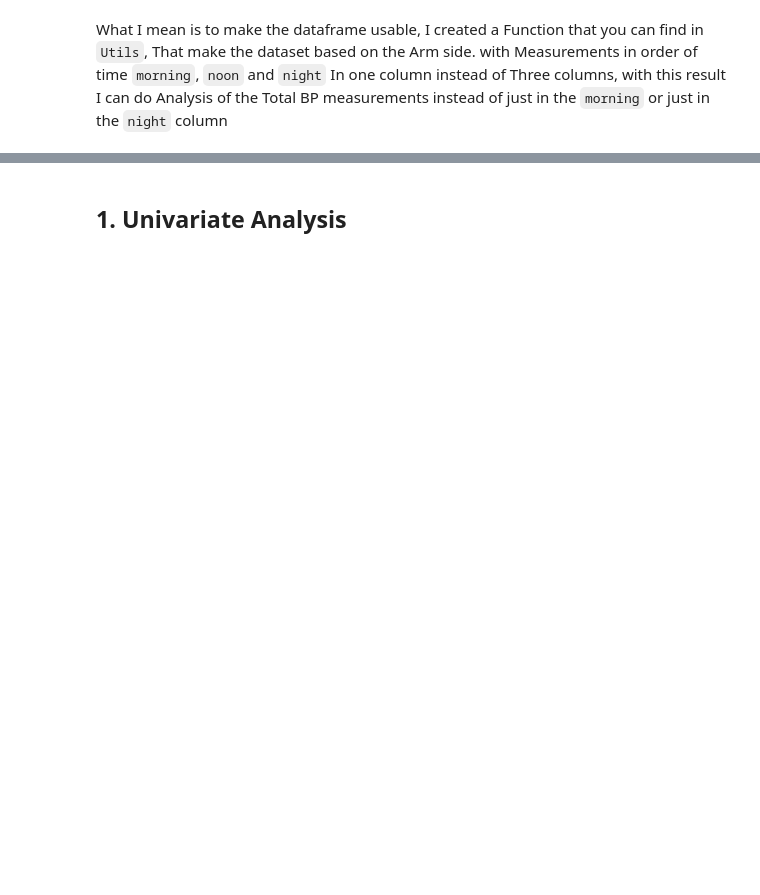
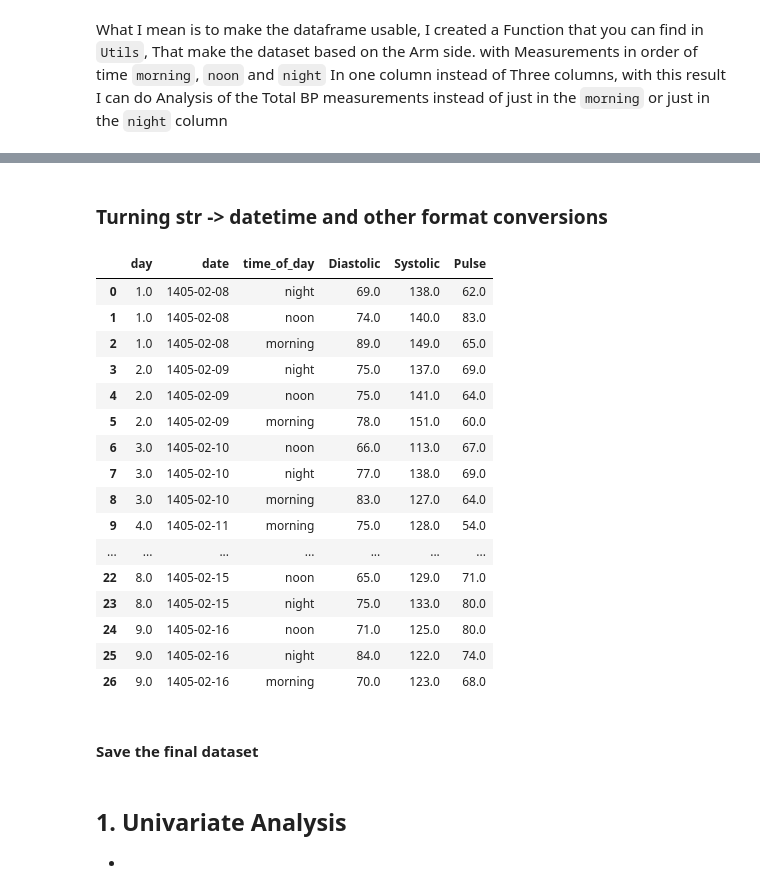
Before and after one commit to pouniq/BloodPressure_Analytics, a Jupyter notebook: Notebooks/EDA.ipynb, the cells around one changed output, grey strips where cells are left out. Drawn from its saved outputs; the diff is of its cells as text; code cells hidden in the pictures; blank space fills up the shorter version.

```diff
--- a/Notebooks/EDA.ipynb
+++ b/Notebooks/EDA.ipynb
@@ -157,0 +245,30 @@ df_R_dt = df_melt(df_R_d)
+# %% [markdown]
+### Turning str -> datetime and other format conversions
+# %%
+df_L['day'] = pd.to_numeric(df_L['day'])
+df_L['date'] = pd.to_datetime(df_L['date'], format='%Y/%m/%d')
+# %%
+df_L = df_L.sort_values('day')
+df_L.reset_index(inplace=True)
+df_L.drop(columns=['index', 'level_0'], inplace=True)
+df_L
+# %% [output]
+|  | day | date | time_of_day | Diastolic | Systolic | Pulse |
+| 0 | 1.0 | 1405-02-08 | night | 69.0 | 138.0 | 62.0 |
+| 1 | 1.0 | 1405-02-08 | noon | 74.0 | 140.0 | 83.0 |
+| 2 | 1.0 | 1405-02-08 | morning | 89.0 | 149.0 | 65.0 |
+| 3 | 2.0 | 1405-02-09 | night | 75.0 | 137.0 | 69.0 |
+| 4 | 2.0 | 1405-02-09 | noon | 75.0 | 141.0 | 64.0 |
+| 5 | 2.0 | 1405-02-09 | morning | 78.0 | 151.0 | 60.0 |
+| 6 | 3.0 | 1405-02-10 | noon | 66.0 | 113.0 | 67.0 |
+| 7 | 3.0 | 1405-02-10 | night | 77.0 | 138.0 | 69.0 |
+| 8 | 3.0 | 1405-02-10 | morning | 83.0 | 127.0 | 64.0 |
+| 9 | 4.0 | 1405-02-11 | morning | 75.0 | 128.0 | 54.0 |
+| ... | ... | ... | ... | ... | ... | ... |
+| 22 | 8.0 | 1405-02-15 | noon | 65.0 | 129.0 | 71.0 |
+| 23 | 8.0 | 1405-02-15 | night | 75.0 | 133.0 | 80.0 |
+| 24 | 9.0 | 1405-02-16 | noon | 71.0 | 125.0 | 80.0 |
+| 25 | 9.0 | 1405-02-16 | night | 84.0 | 122.0 | 74.0 |
+| 26 | 9.0 | 1405-02-16 | morning | 70.0 | 123.0 | 68.0 |
+# %% [markdown]
+#### Save the final dataset
@@ -158,5 +277,6 @@ df_R_dt = df_melt(df_R_d)
 # %% [markdown]
 ## 1. Univariate Analysis
+-
 # %%
 melted_list = [df_L_pt , df_L_st , df_L_dt]
 name = ['Pulse', 'Systolic', 'Diastolic']
```
Also changed, not shown: parts of 29 cells of this notebook, 16 other files.
